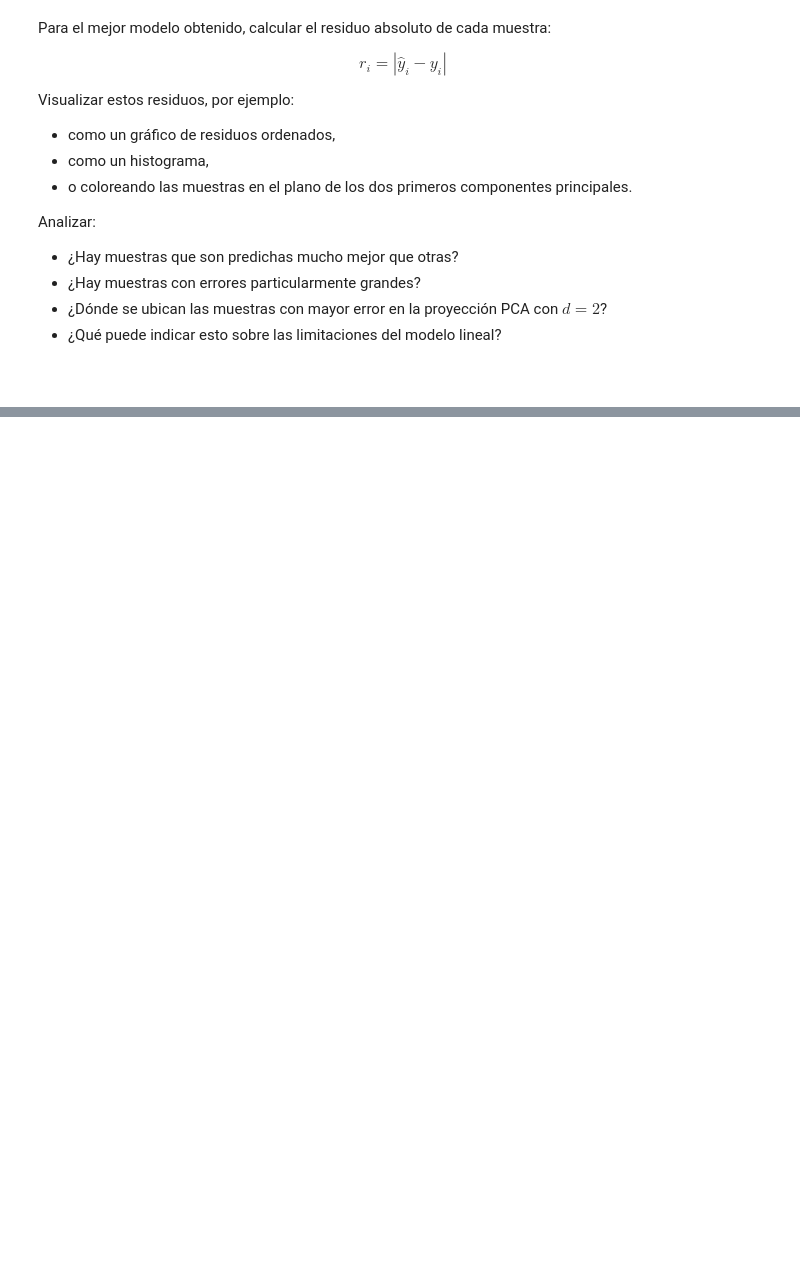
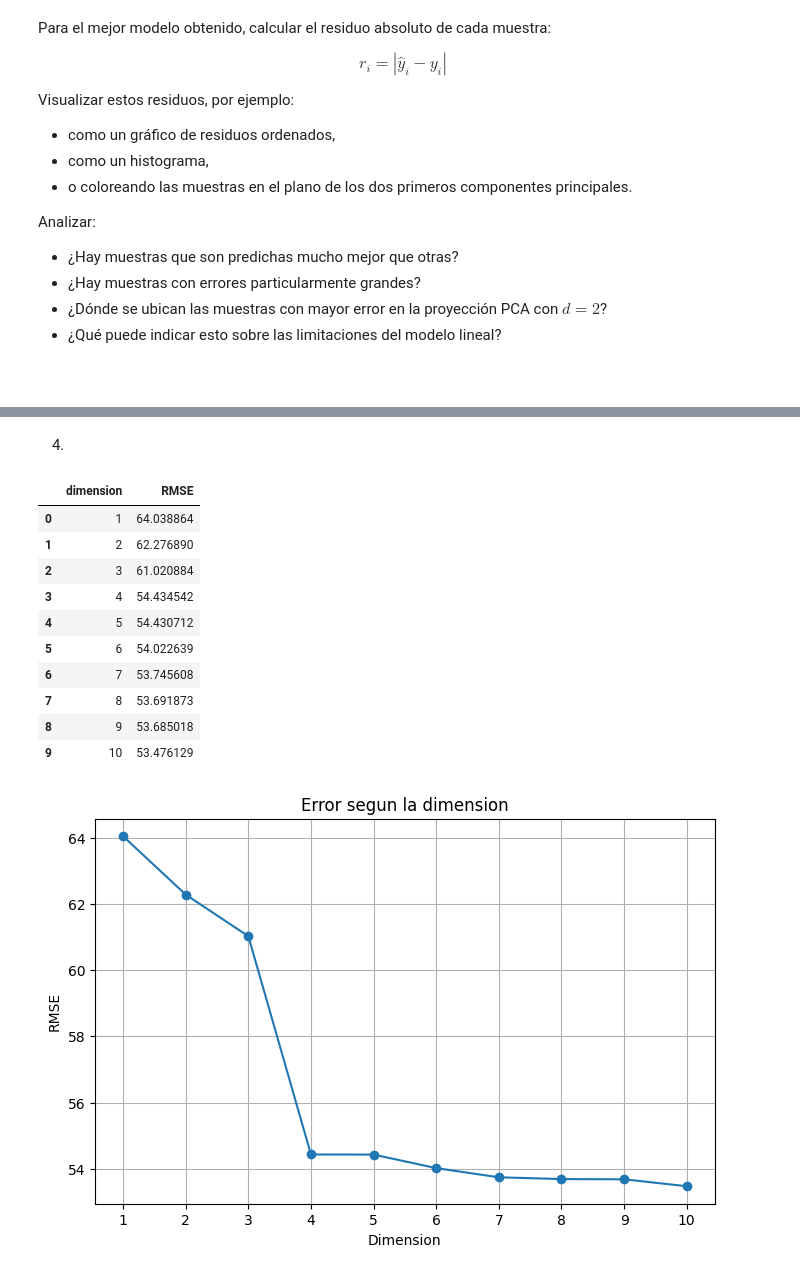
Before and after one commit to JavierMoon1026/TP2_Metodos_G9, a Jupyter notebook: TP2.ipynb, the cells around one changed output, grey strips where cells are left out. Saved outputs shown, nothing was run; the diff lists cells and outputs as text; code cells hidden in the pictures; blank space fills up the shorter version.

```diff
--- a/TP2.ipynb
+++ b/TP2.ipynb
@@ -244,0 +328,60 @@ Analizar:
+# %% [markdown]
+4)
+# %%
+import matplotlib.pyplot as plt
+
+_, valores_singulares, Vt = np.linalg.svd(X, full_matrices=False)
+
+dimensiones = range(1, X.shape[1] + 1)
+errores = []
+
+for d in dimensiones:
+    Z_d = X @ Vt[:d].T
+
+    beta_d = cuadrados_minimos_svd(Z_d, y_centrado)
+
+    y_pred_d = Z_d @ beta_d
+
+    rmse_d = np.sqrt(
+        np.mean((y_centrado - y_pred_d) ** 2)
+    )
+
+    errores.append(rmse_d)
+
+
+resultados = pd.DataFrame({
+    "dimension": dimensiones,
+    "RMSE": errores
+})
+
+display(resultados)
+
+
+plt.figure(figsize=(8, 5))
+
+plt.plot(
+    resultados["dimension"],
+    resultados["RMSE"],
+    marker="o"
+)
+
+plt.xlabel("Dimension")
+plt.ylabel("RMSE")
+plt.title("Error segun la dimension")
+plt.xticks(list(dimensiones))
+plt.grid()
+
+plt.show()
+# %% [output]
+|  | dimension | RMSE |
+| 0 | 1 | 64.038864 |
+| 1 | 2 | 62.276890 |
+| 2 | 3 | 61.020884 |
+| 3 | 4 | 54.434542 |
+| 4 | 5 | 54.430712 |
+| 5 | 6 | 54.022639 |
+| 6 | 7 | 53.745608 |
+| 7 | 8 | 53.691873 |
+| 8 | 9 | 53.685018 |
+| 9 | 10 | 53.476129 |
+[figure, added]
```
Also changed, not shown: parts of 7 cells of this notebook.
